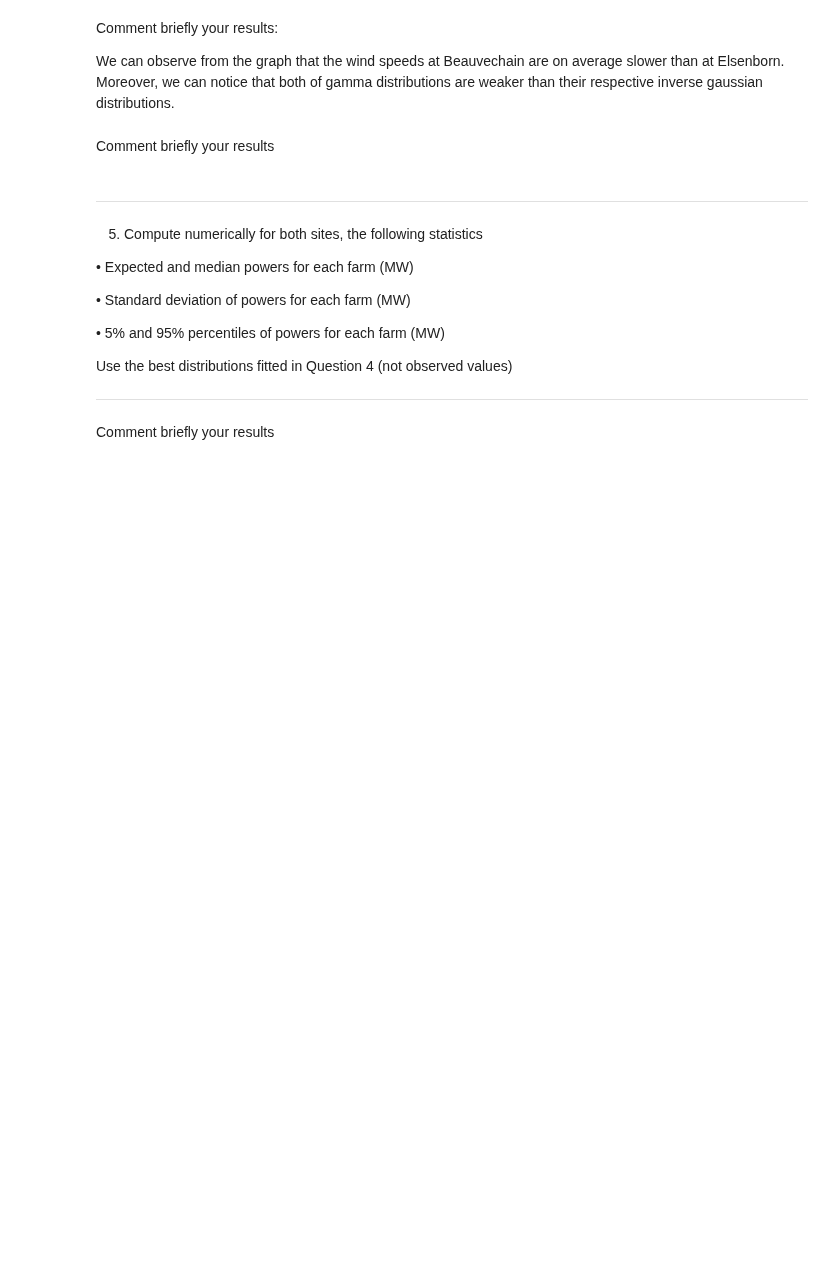
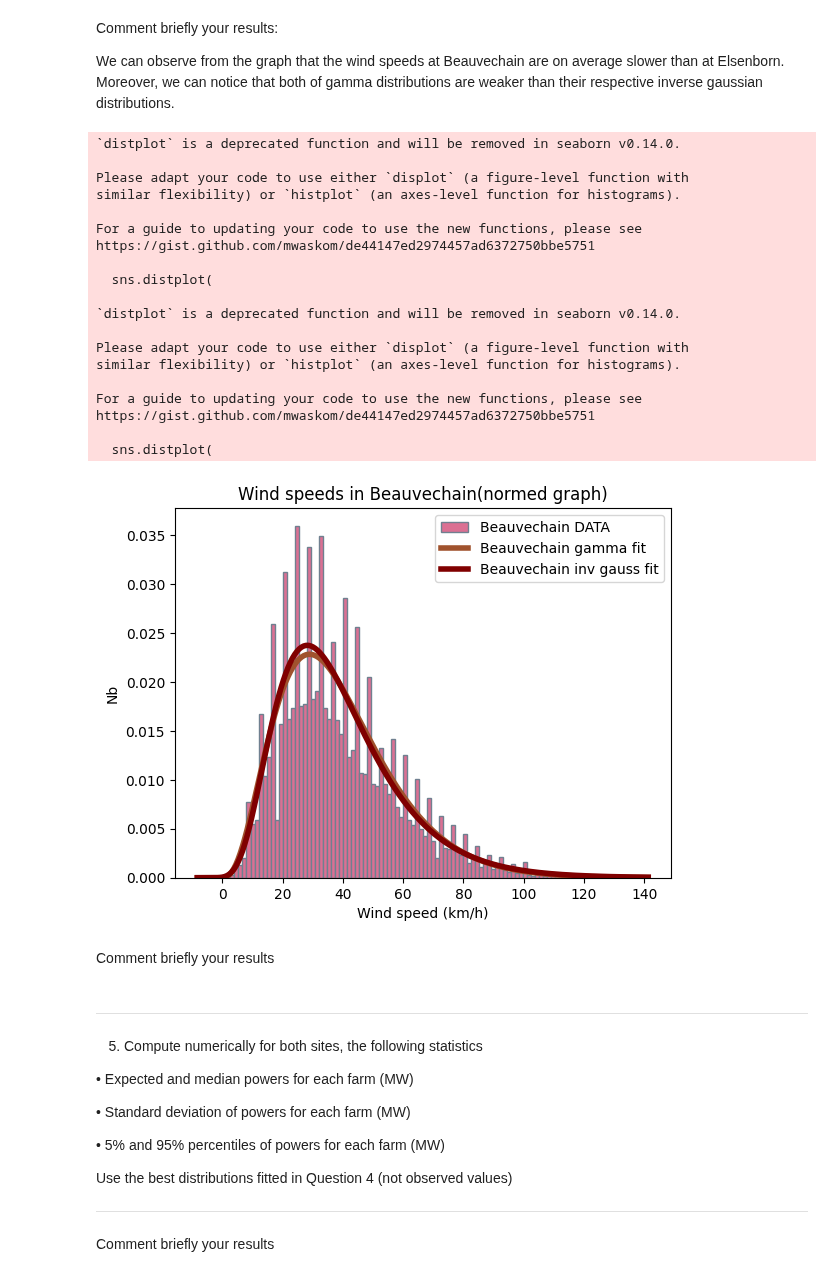
Before and after one commit to clem119/Hackathons, a Jupyter notebook: H1/hack1_without_code.ipynb, the cells around one changed output. Cells and saved outputs as stored; diff of their text form; code cells hidden in the pictures; blank space fills up the shorter version.

```diff
--- a/H1/hack1_without_code.ipynb
+++ b/H1/hack1_without_code.ipynb
@@ -313,6 +293,72 @@ https://gist.github.com/mwaskom/de44147ed2974457ad6372750bbe5751
 Comment briefly your results:
 
 We can observe from the graph that the wind speeds at Beauvechain are on average slower than at Elsenborn. Moreover, we can notice that both of gamma distributions are weaker than their respective inverse gaussian distributions.
+# %%
+#only keep date from 20170101 to 20210101 for Beauvechain
+Beauvechain = pd.read_csv("Beauvechain.csv", sep=",")
+
+#remove negative wind speeds
+Beauvechain=Beauvechain.loc[Beauvechain["   FG"] >= 0]
+
+
+#put all the non trusted value (!= 0) in ErrorsElsenborn and ErrorsBeauvechain
+ErrorsBeauvechain=Beauvechain.loc[Beauvechain[" Q_FG"] != 0]
+
+#only keep the wind speed values
+WindBeauvechain = np.array(Beauvechain["   FG"])
+
+#Graph
+
+GammaStyle = dict(color='red', linewidth=4)
+InvGaussStyle = dict(color='purple', linewidth=4)
+
+fig,ax = plt.subplots() # Instantiate figure and axes object
+ax.hist(WindBeauvechain, bins=100, density=True, color='palevioletred', edgecolor='slategrey', label='Beauvechain DATA') # Plot histogram of nums1
+
+#MLE curves
+
+sns.distplot(
+    WindBeauvechain,
+    hist=None,
+    kde=False,
+    fit=stats.gamma,
+    fit_kws=dict(color='sienna', linewidth=4, label='Beauvechain gamma fit')
+)
+
+sns.distplot(
+    WindBeauvechain,
+    hist=None,
+    kde=False,
+    fit=stats.invgauss,
+    fit_kws=dict(color='maroon', linewidth=4, label='Beauvechain inv gauss fit')
+)
+
+plt.xlabel("Wind speed (km/h)")
+plt.ylabel("Nb")
+plt.title("Wind speeds in Beauvechain(normed graph)")
+plt.legend()
+plt.show()
+# %% [output]
+`distplot` is a deprecated function and will be removed in seaborn v0.14.0.
+
+Please adapt your code to use either `displot` (a figure-level function with
+similar flexibility) or `histplot` (an axes-level function for histograms).
+
+For a guide to updating your code to use the new functions, please see
+https://gist.github.com/mwaskom/de44147ed2974457ad6372750bbe5751
+
+  sns.distplot(
+
+`distplot` is a deprecated function and will be removed in seaborn v0.14.0.
+
+Please adapt your code to use either `displot` (a figure-level function with
+similar flexibility) or `histplot` (an axes-level function for histograms).
+
+For a guide to updating your code to use the new functions, please see
+https://gist.github.com/mwaskom/de44147ed2974457ad6372750bbe5751
+
+  sns.distplot(
+[figure, added]
 # %% [markdown]
 Comment briefly your results
 # %% [markdown]
```
Also changed, not shown: parts of 1 cell of this notebook.
